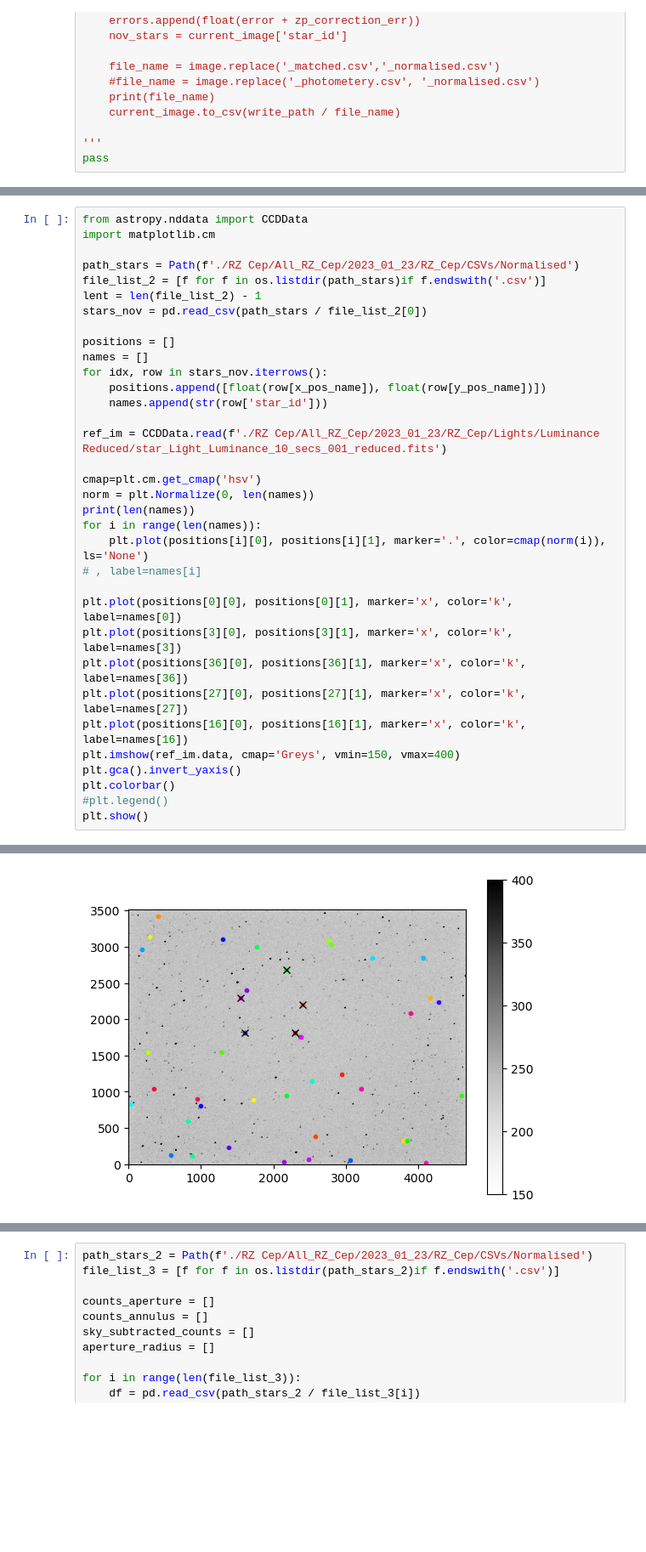
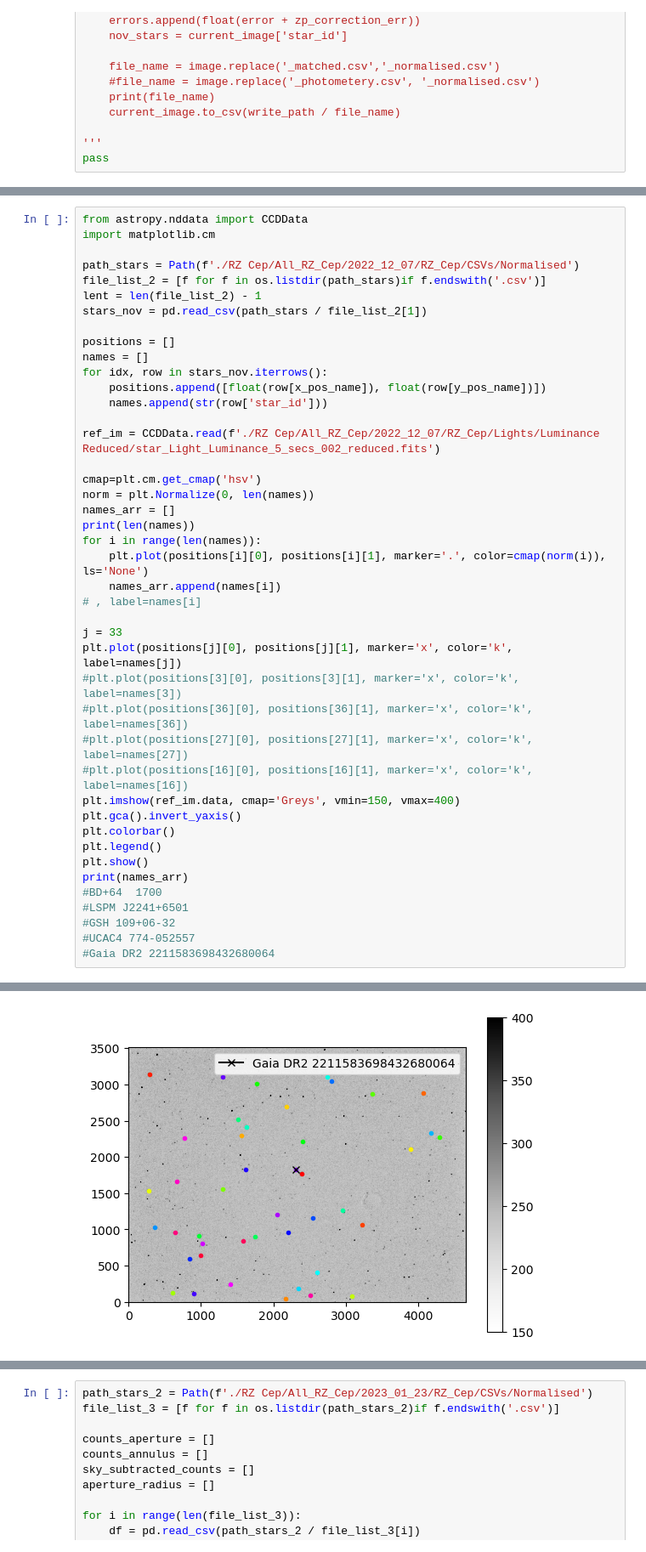
Before and after one commit to milliebutspace/MPhys-Code, a Jupyter notebook: Normalisation Retry M.ipynb, the cells around one changed output, grey strips where cells are left out. Shown at 85% size. Saved outputs shown, nothing was run; the diff lists cells and outputs as text; blank space fills up the shorter version.

```diff
--- a/Normalisation Retry M.ipynb
+++ b/Normalisation Retry M.ipynb
@@ -379,10 +402,10 @@ NameError: name 'nov_stars' is not defined
 from astropy.nddata import CCDData
 import matplotlib.cm
 
-path_stars = Path(f'./RZ Cep/All_RZ_Cep/2023_01_23/RZ_Cep/CSVs/Normalised')
+path_stars = Path(f'./RZ Cep/All_RZ_Cep/2022_12_07/RZ_Cep/CSVs/Normalised')
 file_list_2 = [f for f in os.listdir(path_stars)if f.endswith('.csv')]
 lent = len(file_list_2) - 1
-stars_nov = pd.read_csv(path_stars / file_list_2[0])
+stars_nov = pd.read_csv(path_stars / file_list_2[1])
 
 positions = []
 names = []
@@ -390,25 +413,34 @@ for idx, row in stars_nov.iterrows():
     positions.append([float(row[x_pos_name]), float(row[y_pos_name])])
     names.append(str(row['star_id']))
 
-ref_im = CCDData.read(f'./RZ Cep/All_RZ_Cep/2023_01_23/RZ_Cep/Lights/Luminance Reduced/star_Light_Luminance_10_secs_001_reduced.fits')
+ref_im = CCDData.read(f'./RZ Cep/All_RZ_Cep/2022_12_07/RZ_Cep/Lights/Luminance Reduced/star_Light_Luminance_5_secs_002_reduced.fits')
 
 cmap=plt.cm.get_cmap('hsv')
 norm = plt.Normalize(0, len(names))
+names_arr = []
 print(len(names))
 for i in range(len(names)):
     plt.plot(positions[i][0], positions[i][1], marker='.', color=cmap(norm(i)), ls='None')
+    names_arr.append(names[i])
 # , label=names[i]
 
-plt.plot(positions[0][0], positions[0][1], marker='x', color='k', label=names[0])
-plt.plot(positions[3][0], positions[3][1], marker='x', color='k', label=names[3])
-plt.plot(positions[36][0], positions[36][1], marker='x', color='k', label=names[36])
-plt.plot(positions[27][0], positions[27][1], marker='x', color='k', label=names[27])
-plt.plot(positions[16][0], positions[16][1], marker='x', color='k', label=names[16])
+j = 33
+plt.plot(positions[j][0], positions[j][1], marker='x', color='k', label=names[j])
+#plt.plot(positions[3][0], positions[3][1], marker='x', color='k', label=names[3])
+#plt.plot(positions[36][0], positions[36][1], marker='x', color='k', label=names[36])
+#plt.plot(positions[27][0], positions[27][1], marker='x', color='k', label=names[27])
+#plt.plot(positions[16][0], positions[16][1], marker='x', color='k', label=names[16])
 plt.imshow(ref_im.data, cmap='Greys', vmin=150, vmax=400)
 plt.gca().invert_yaxis()
 plt.colorbar()
-#plt.legend()
+plt.legend()
 plt.show()
+print(names_arr)
+#BD+64  1700
+#LSPM J2241+6501
+#GSH 109+06-32
+#UCAC4 774-052557
+#Gaia DR2 2211583698432680064
 # %% [output]
 WARNING: FITSFixedWarning: RADECSYS= 'FK5 ' / RADECSYS
 the RADECSYS keyword is deprecated, use RADESYSa. [astropy.wcs.wcs]
@@ -416 +448 @@ the RADECSYS keyword is deprecated, use RADESYSa. [astropy.wcs.wcs]
-[figure, old version]
+[figure, new version]
```
Also changed, not shown: parts of 9 cells of this notebook, 4 other files.
